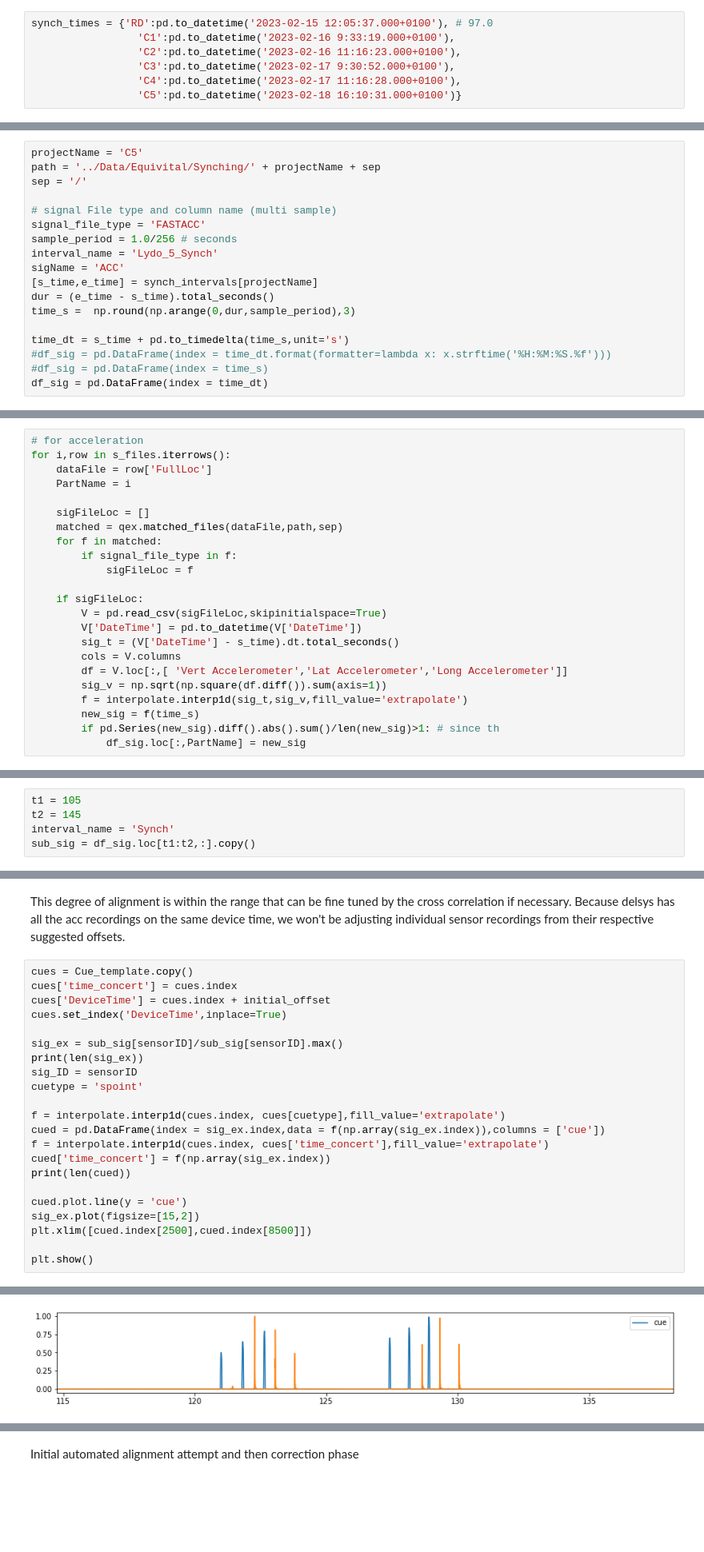
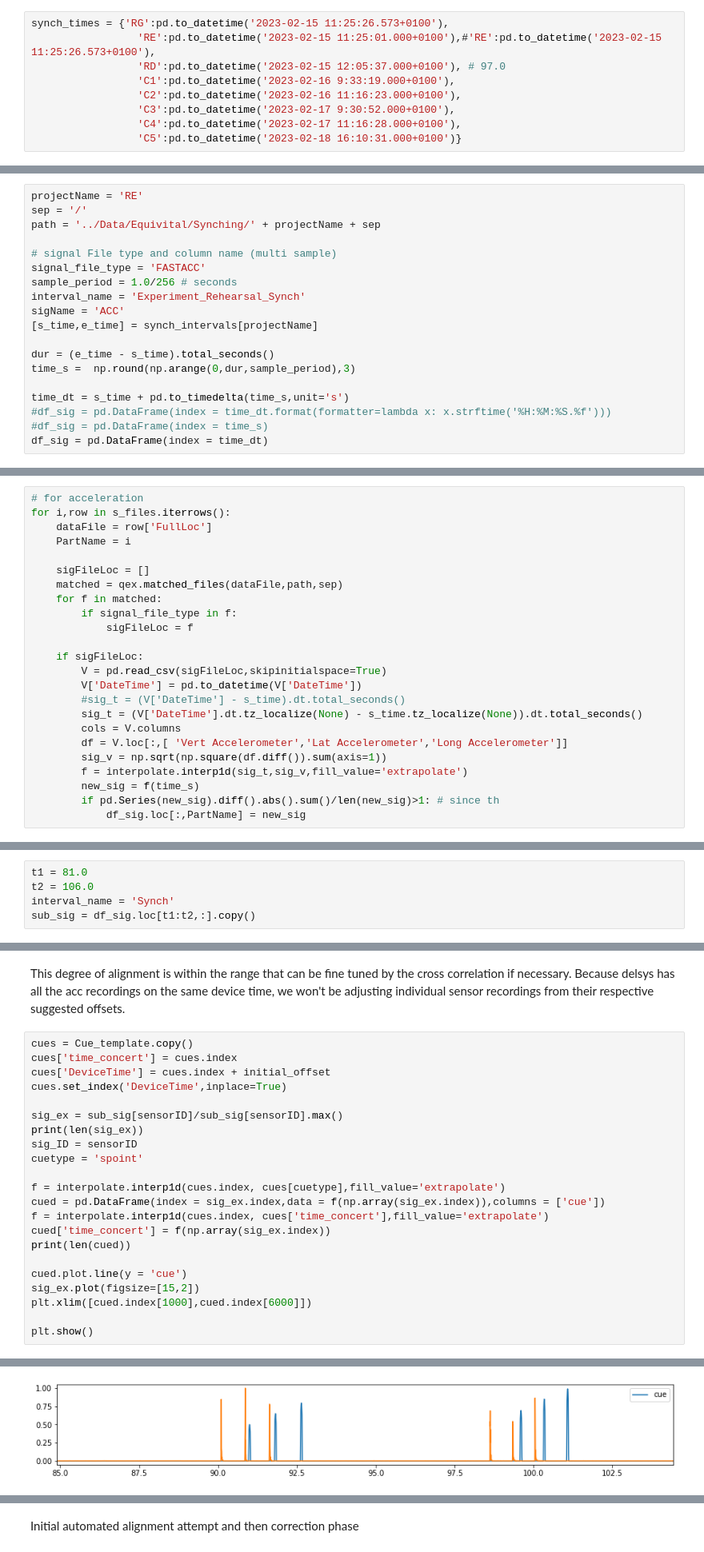
Before and after one commit to finn42/BiC_Initial_Analysis, a Jupyter notebook: Tap_aligning.ipynb, the cells around one changed output, grey strips where cells are left out. Shown at 80% size. Drawn from its saved outputs; the diff is of its cells as text; blank space fills up the shorter version.

```diff
--- a/Tap_aligning.ipynb
+++ b/Tap_aligning.ipynb
@@ -171,7 +173,9 @@ synch_intervals = {'RD':[pd.to_datetime('2023-02-15 11:04:00+0000'),pd.to_dateti
                  'C4':[pd.to_datetime('2023-02-17 10:14:30+0000'),pd.to_datetime('2023-02-17 10:18:30+0000')],
                  'C5':[pd.to_datetime('2023-02-18 15:08:30+0000'),pd.to_datetime('2023-02-18 15:12:30+0000')]}
 # %%
-synch_times = {'RD':pd.to_datetime('2023-02-15 12:05:37.000+0100'), # 97.0
+synch_times = {'RG':pd.to_datetime('2023-02-15 11:25:26.573+0100'),
+                 'RE':pd.to_datetime('2023-02-15 11:25:01.000+0100'),#'RE':pd.to_datetime('2023-02-15 11:25:26.573+0100'),
+                 'RD':pd.to_datetime('2023-02-15 12:05:37.000+0100'), # 97.0
                  'C1':pd.to_datetime('2023-02-16 9:33:19.000+0100'),
                  'C2':pd.to_datetime('2023-02-16 11:16:23.000+0100'),
                  'C3':pd.to_datetime('2023-02-17 9:30:52.000+0100'),
@@ -182,16 +186,17 @@ synch_times = {'RD':pd.to_datetime('2023-02-15 12:05:37.000+0100'), # 97.0
 
 This is probably the worst for participation because people couldn't hear the cue
 # %%
-projectName = 'C5'
+projectName = 'RE'
+sep = '/'
 path = '../Data/Equivital/Synching/' + projectName + sep
-sep = '/'
 
 # signal File type and column name (multi sample)
 signal_file_type = 'FASTACC'
 sample_period = 1.0/256 # seconds
-interval_name = 'Lydo_5_Synch'
+interval_name = 'Experiment_Rehearsal_Synch'
 sigName = 'ACC'
 [s_time,e_time] = synch_intervals[projectName]
+
 dur = (e_time - s_time).total_seconds()
 time_s =  np.round(np.arange(0,dur,sample_period),3)
 
@@ -229,7 +234,8 @@ for i,row in s_files.iterrows():
     if sigFileLoc:
         V = pd.read_csv(sigFileLoc,skipinitialspace=True)
         V['DateTime'] = pd.to_datetime(V['DateTime'])
-        sig_t = (V['DateTime'] - s_time).dt.total_seconds()
+        #sig_t = (V['DateTime'] - s_time).dt.total_seconds()
+        sig_t = (V['DateTime'].dt.tz_localize(None) - s_time.tz_localize(None)).dt.total_seconds()
         cols = V.columns
         df = V.loc[:,[ 'Vert Accelerometer','Lat Accelerometer','Long Accelerometer']]
         sig_v = np.sqrt(np.square(df.diff()).sum(axis=1))
@@ -254,8 +260,8 @@ e_time = data.index[-1]
 sig_t = np.round(pd.Series(data.index - s_time).dt.total_seconds(),3)
 df_sig = pd.DataFrame(index = sig_t, columns = data.columns,data = data.values)
 # %%
-t1 = 105
-t2 = 145
+t1 = 81.0
+t2 = 106.0
 interval_name = 'Synch'
 sub_sig = df_sig.loc[t1:t2,:].copy()
 # %%
@@ -302,7 +308,7 @@ print(len(cued))
 
 cued.plot.line(y = 'cue')
 sig_ex.plot(figsize=[15,2])
-plt.xlim([cued.index[2500],cued.index[8500]])
+plt.xlim([cued.index[1000],cued.index[6000]])
 
 plt.show()
 # %% [output]
@@ -311,4 +317,4 @@ plt.show()
-[figure, old version]
+[figure, new version]
 # %%
 acc_day = sub_sig
 acc_day.plot(figsize=(12,5),legend = False)
```
Also changed, not shown: parts of 27 cells of this notebook, 43 other files.
